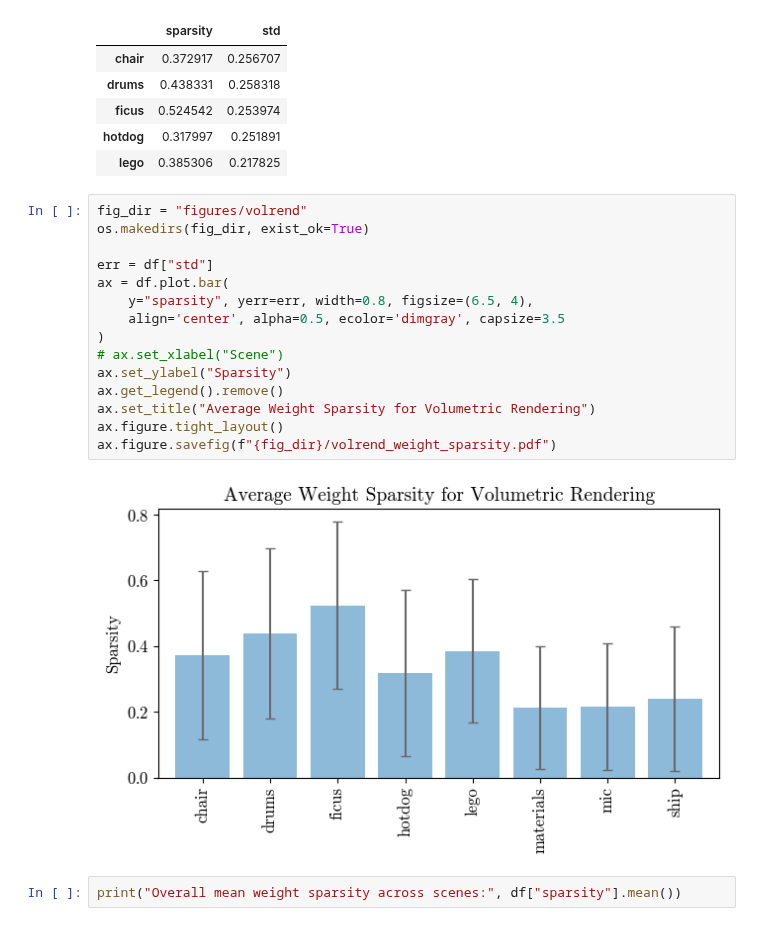
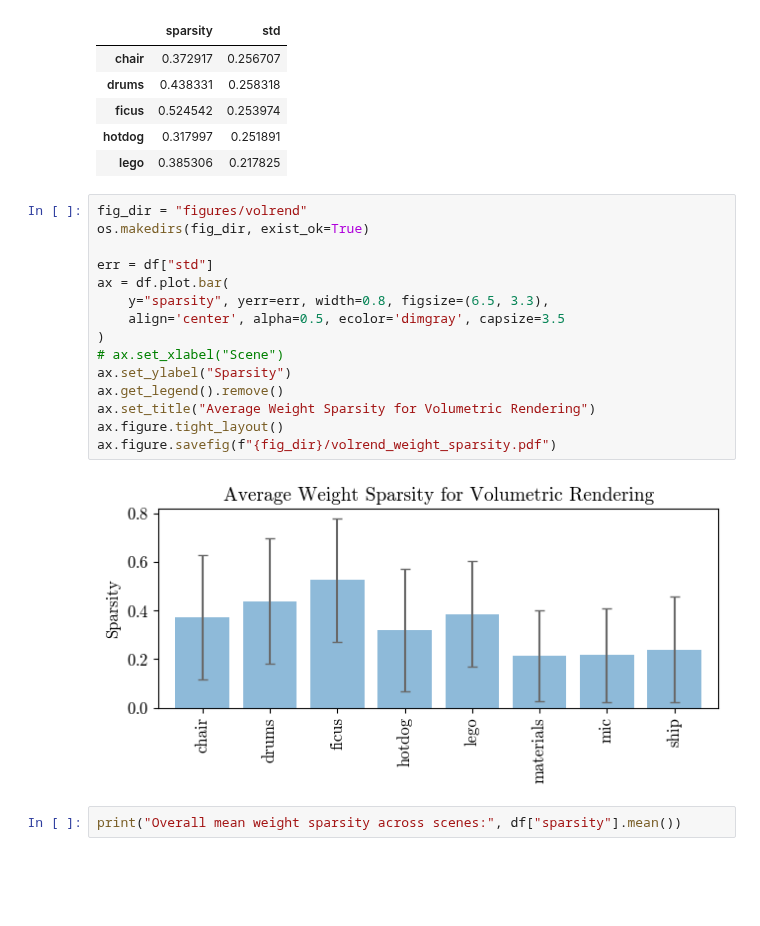
Before and after one commit to williamshen-nz/accelerating-nerfs, a Jupyter notebook: notebooks/NeRF Volumetric Rendering Sparsity.ipynb, the cells around one changed output. Drawn from its saved outputs; the diff is of its cells as text; blank space fills up the shorter version.

```diff
--- a/notebooks/NeRF Volumetric Rendering Sparsity.ipynb
+++ b/notebooks/NeRF Volumetric Rendering Sparsity.ipynb
@@ -49,20 +49,20 @@ df.head()
 # %%
 fig_dir = "figures/volrend"
 os.makedirs(fig_dir, exist_ok=True)
 
 err = df["std"]
 ax = df.plot.bar(
-    y="sparsity", yerr=err, width=0.8, figsize=(6.5, 4),
+    y="sparsity", yerr=err, width=0.8, figsize=(6.5, 3.3),
     align='center', alpha=0.5, ecolor='dimgray', capsize=3.5
 )
 # ax.set_xlabel("Scene")
 ax.set_ylabel("Sparsity")
 ax.get_legend().remove()
 ax.set_title("Average Weight Sparsity for Volumetric Rendering")
 ax.figure.tight_layout()
 ax.figure.savefig(f"{fig_dir}/volrend_weight_sparsity.pdf")
 # %% [output]
-[figure, old version]
+[figure, new version]
 # %%
 print("Overall mean weight sparsity across scenes:", df["sparsity"].mean())
 # %% [output]
```
Also changed, not shown: 23 other files.
